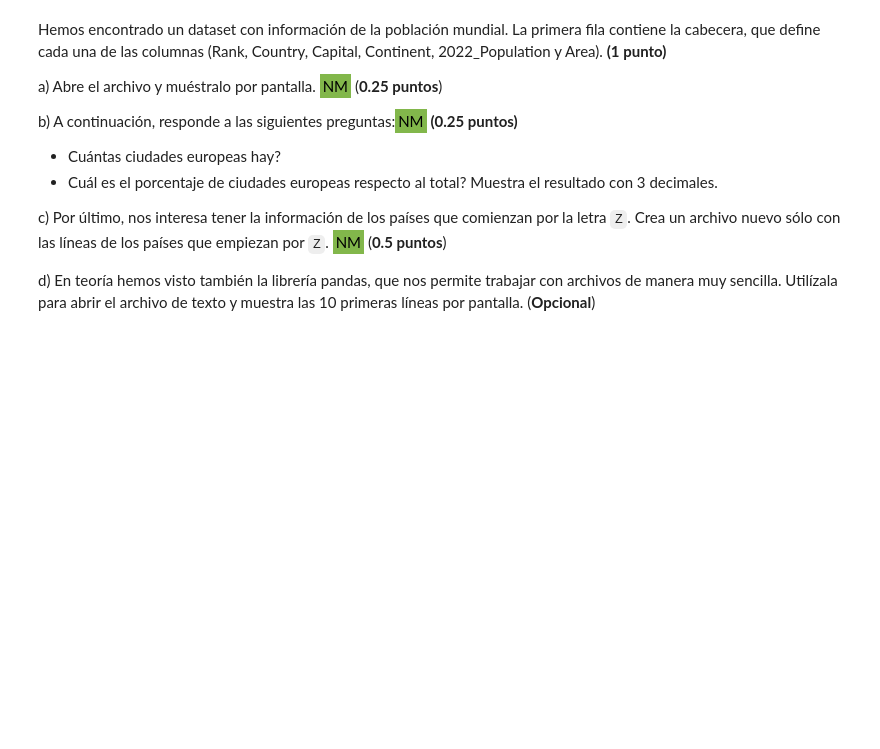
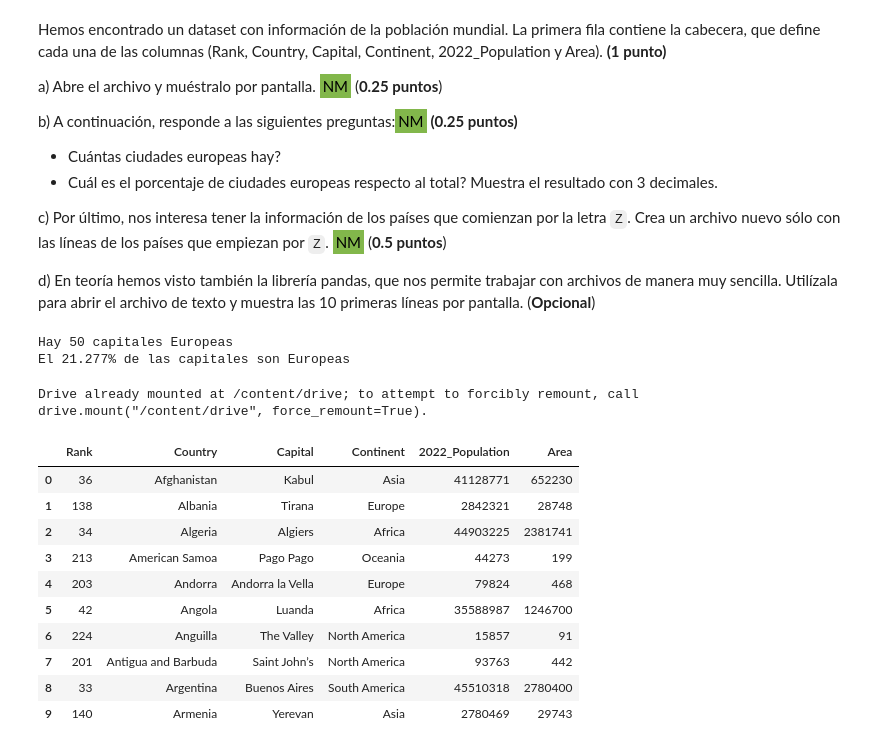
Before and after one commit to sansalvadorjose/r-basic, a Jupyter notebook: prog_datasci_3_apython_entrega.ipynb, the cells around one changed output. Cells and saved outputs as stored; diff of their text form; code cells hidden in the pictures; blank space fills up the shorter version.

```diff
--- a/prog_datasci_3_apython_entrega.ipynb
+++ b/prog_datasci_3_apython_entrega.ipynb
@@ -416,0 +564,40 @@ d) En teoría hemos visto también la librería pandas, que nos permite trabajar
+# %%
+
+## b)
+contador=0
+contador2=0
+with open('/content/drive/MyDrive/Colab_Notebooks/prog_datasci_3/data/world_population.txt') as wp:
+  for line in wp:
+    contador2 += 1
+    if "Europe" in line:
+      contador += 1
+print("Hay {} capitales Europeas".format(contador))
+
+## c)
+
+porcentaje=round(contador/contador2*100,3)
+print("El {}% de las capitales son Europeas".format(porcentaje))
+# %% [output]
+Hay 50 capitales Europeas
+El 21.277% de las capitales son Europeas
+# %%
+## d)
+from google.colab import drive
+drive.mount('/content/drive')
+
+import pandas as pd
+df=pd.read_csv('/content/drive/MyDrive/Colab_Notebooks/prog_datasci_3/data/world_population.txt',sep='\t')
+df.head(10)
+# %% [output]
+Drive already mounted at /content/drive; to attempt to forcibly remount, call drive.mount("/content/drive", force_remount=True).
+|  | Rank | Country | Capital | Continent | 2022_Population | Area |
+| 0 | 36 | Afghanistan | Kabul | Asia | 41128771 | 652230 |
+| 1 | 138 | Albania | Tirana | Europe | 2842321 | 28748 |
+| 2 | 34 | Algeria | Algiers | Africa | 44903225 | 2381741 |
+| 3 | 213 | American Samoa | Pago Pago | Oceania | 44273 | 199 |
+| 4 | 203 | Andorra | Andorra la Vella | Europe | 79824 | 468 |
+| 5 | 42 | Angola | Luanda | Africa | 35588987 | 1246700 |
+| 6 | 224 | Anguilla | The Valley | North America | 15857 | 91 |
+| 7 | 201 | Antigua and Barbuda | Saint John’s | North America | 93763 | 442 |
+| 8 | 33 | Argentina | Buenos Aires | South America | 45510318 | 2780400 |
+| 9 | 140 | Armenia | Yerevan | Asia | 2780469 | 29743 |
```
Also changed, not shown: parts of 19 cells of this notebook.
